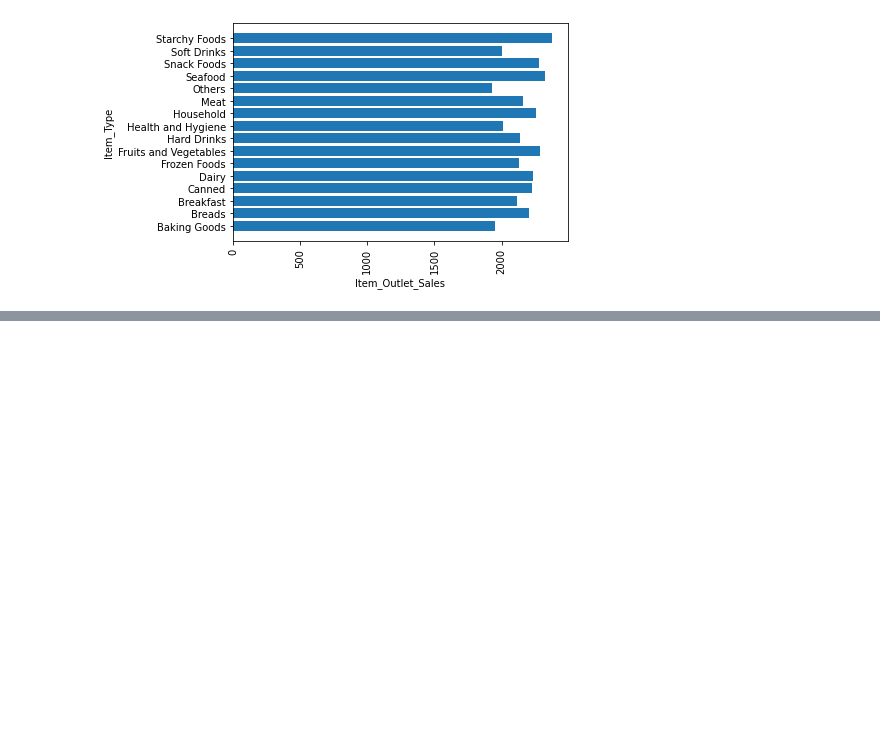
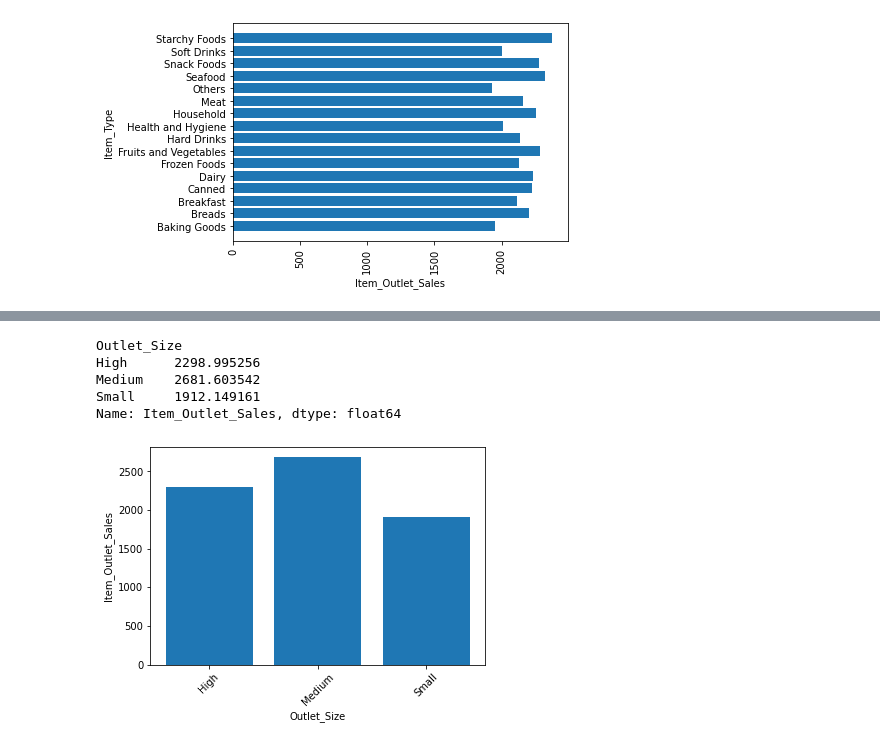
Before and after one commit to XcLyBr/Sales-Forecast, a Jupyter notebook: SalesPrediction.ipynb, the cells around one changed output, grey strips where cells are left out. Cells and saved outputs as stored; diff of their text form; code cells hidden in the pictures; blank space fills up the shorter version.

```diff
--- a/SalesPrediction.ipynb
+++ b/SalesPrediction.ipynb
@@ -263,0 +272,17 @@ plt.show()
+# %%
+OutletSiSa = df.groupby('Outlet_Size')['Item_Outlet_Sales'].mean()
+OutletSiSa
+# %% [output]
+Outlet_Size
+High      2298.995256
+Medium    2681.603542
+Small     1912.149161
+Name: Item_Outlet_Sales, dtype: float64
+# %%
+plt.bar(OutletSiSa.index, OutletSiSa.values)
+plt.ylabel('Item_Outlet_Sales')
+plt.xlabel('Outlet_Size')
+plt.xticks(rotation = 45)
+plt.show()
+# %% [output]
+[figure, added]
```
Also changed, not shown: parts of 7 cells of this notebook.
